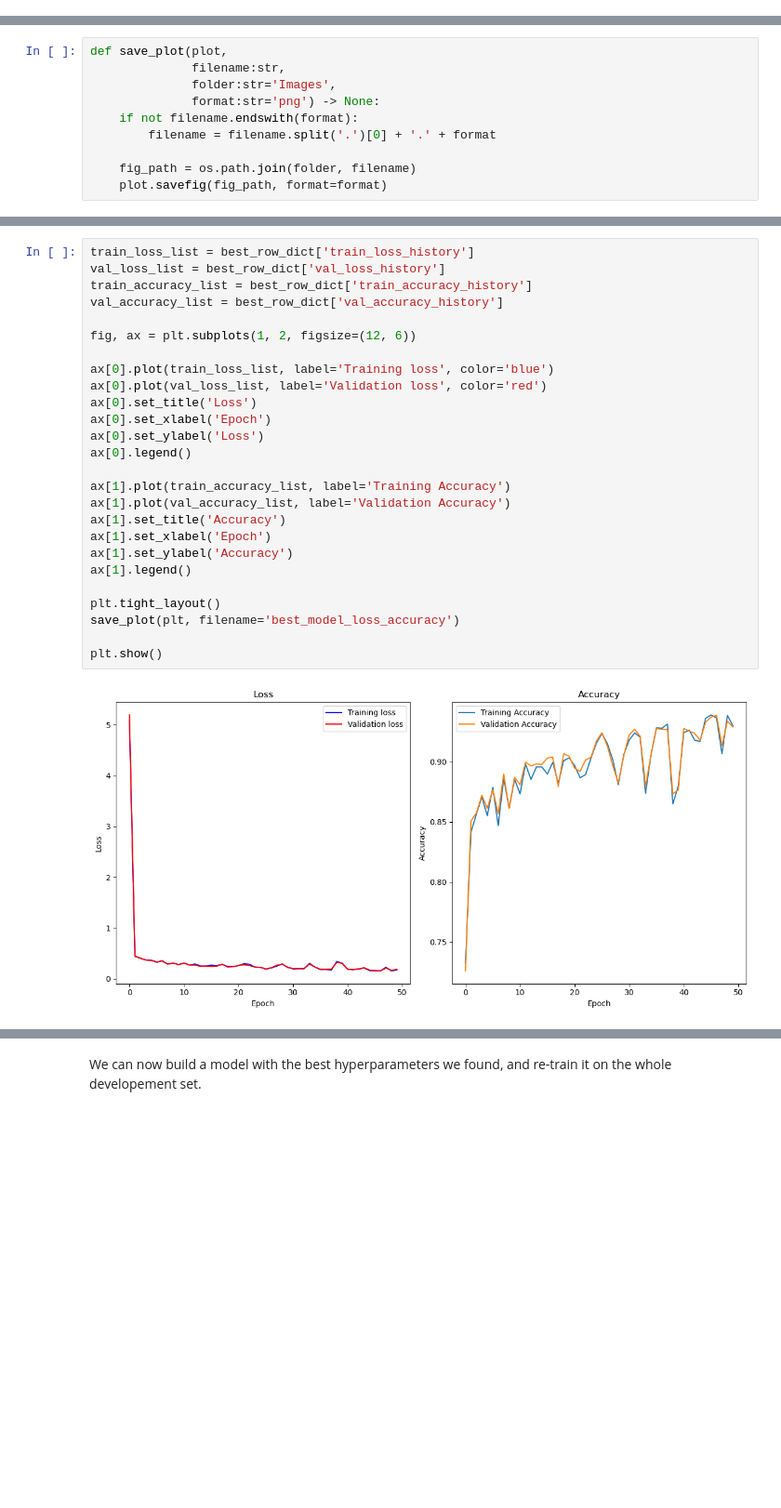
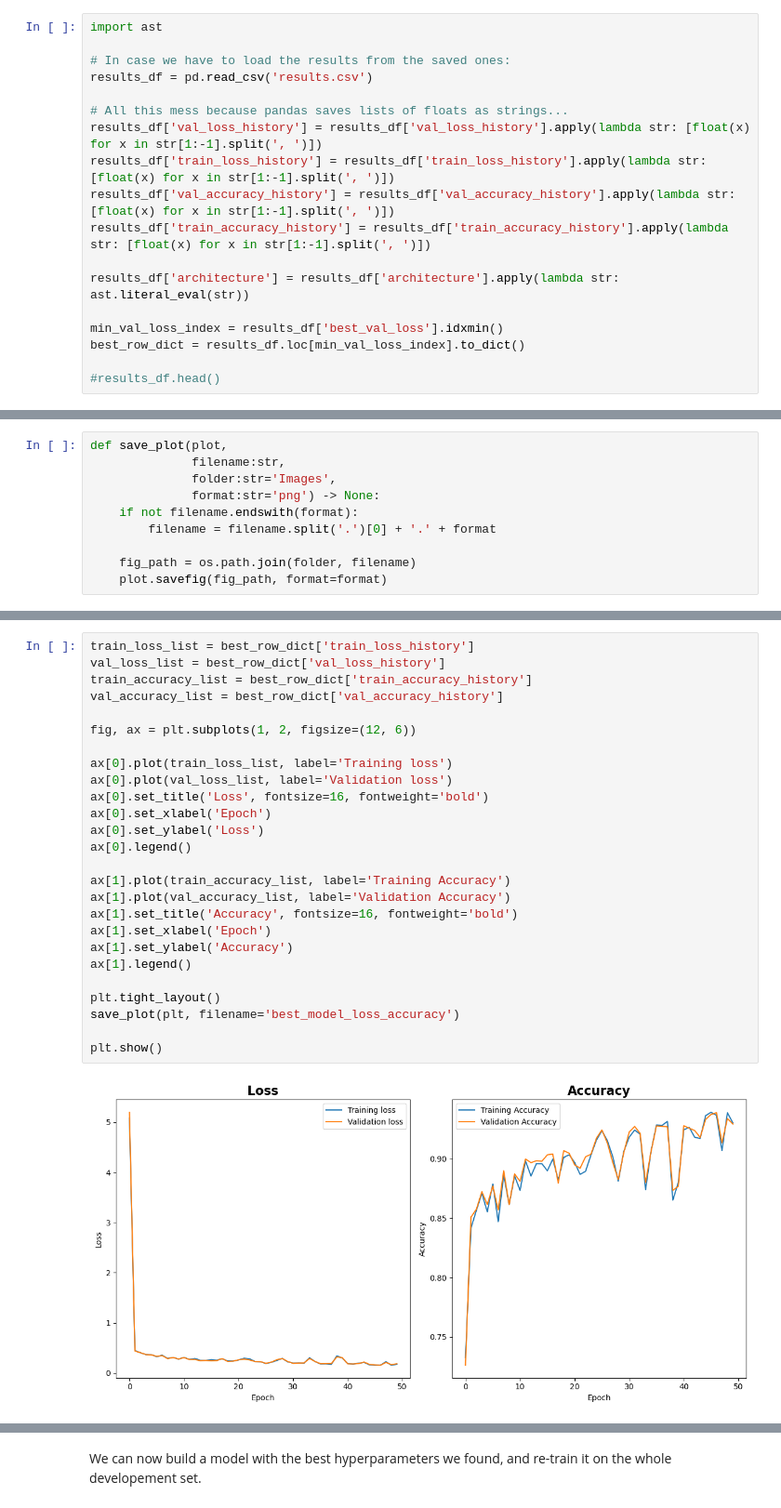
Before and after one commit to M4rinz/ISPR-Assignments, a Jupyter notebook: Terzo Compitino/ISPR_assignment3_Marino.ipynb, the cells around one changed output, grey strips where cells are left out. Shown at 93% size. Drawn from its saved outputs; the diff is of its cells as text; blank space fills up the shorter version.

```diff
--- a/Terzo Compitino/ISPR_assignment3_Marino.ipynb
+++ b/Terzo Compitino/ISPR_assignment3_Marino.ipynb
@@ -632,0 +625,18 @@ results_df.to_csv('results.csv', index=False)
+# %%
+import ast
+
+# In case we have to load the results from the saved ones:
+results_df = pd.read_csv('results.csv')
+
+# All this mess because pandas saves lists of floats as strings...
+results_df['val_loss_history'] = results_df['val_loss_history'].apply(lambda str: [float(x) for x in str[1:-1].split(', ')])
+results_df['train_loss_history'] = results_df['train_loss_history'].apply(lambda str: [float(x) for x in str[1:-1].split(', ')])
+results_df['val_accuracy_history'] = results_df['val_accuracy_history'].apply(lambda str: [float(x) for x in str[1:-1].split(', ')])
+results_df['train_accuracy_history'] = results_df['train_accuracy_history'].apply(lambda str: [float(x) for x in str[1:-1].split(', ')])
+
+results_df['architecture'] = results_df['architecture'].apply(lambda str: ast.literal_eval(str))
+
+min_val_loss_index = results_df['best_val_loss'].idxmin()
+best_row_dict = results_df.loc[min_val_loss_index].to_dict()
+
+#results_df.head()
@@ -653,28 +684,28 @@ best_row_dict = results_df.loc[min_val_loss_index].to_dict()
 # %%
 train_loss_list = best_row_dict['train_loss_history']
 val_loss_list = best_row_dict['val_loss_history']
 train_accuracy_list = best_row_dict['train_accuracy_history']
 val_accuracy_list = best_row_dict['val_accuracy_history']
 
 fig, ax = plt.subplots(1, 2, figsize=(12, 6))
 
-ax[0].plot(train_loss_list, label='Training loss', color='blue')
-ax[0].plot(val_loss_list, label='Validation loss', color='red')
-ax[0].set_title('Loss')
+ax[0].plot(train_loss_list, label='Training loss')
+ax[0].plot(val_loss_list, label='Validation loss')
+ax[0].set_title('Loss', fontsize=16, fontweight='bold')
 ax[0].set_xlabel('Epoch')
 ax[0].set_ylabel('Loss')
 ax[0].legend()
 
 ax[1].plot(train_accuracy_list, label='Training Accuracy')
 ax[1].plot(val_accuracy_list, label='Validation Accuracy')
-ax[1].set_title('Accuracy')
+ax[1].set_title('Accuracy', fontsize=16, fontweight='bold')
 ax[1].set_xlabel('Epoch')
 ax[1].set_ylabel('Accuracy')
 ax[1].legend()
 
 plt.tight_layout()
 save_plot(plt, filename='best_model_loss_accuracy')
 
 plt.show()
 # %% [output]
-[figure, old version]
+[figure, new version]
```
Also changed, not shown: parts of 32 cells of this notebook, 4 other files.
